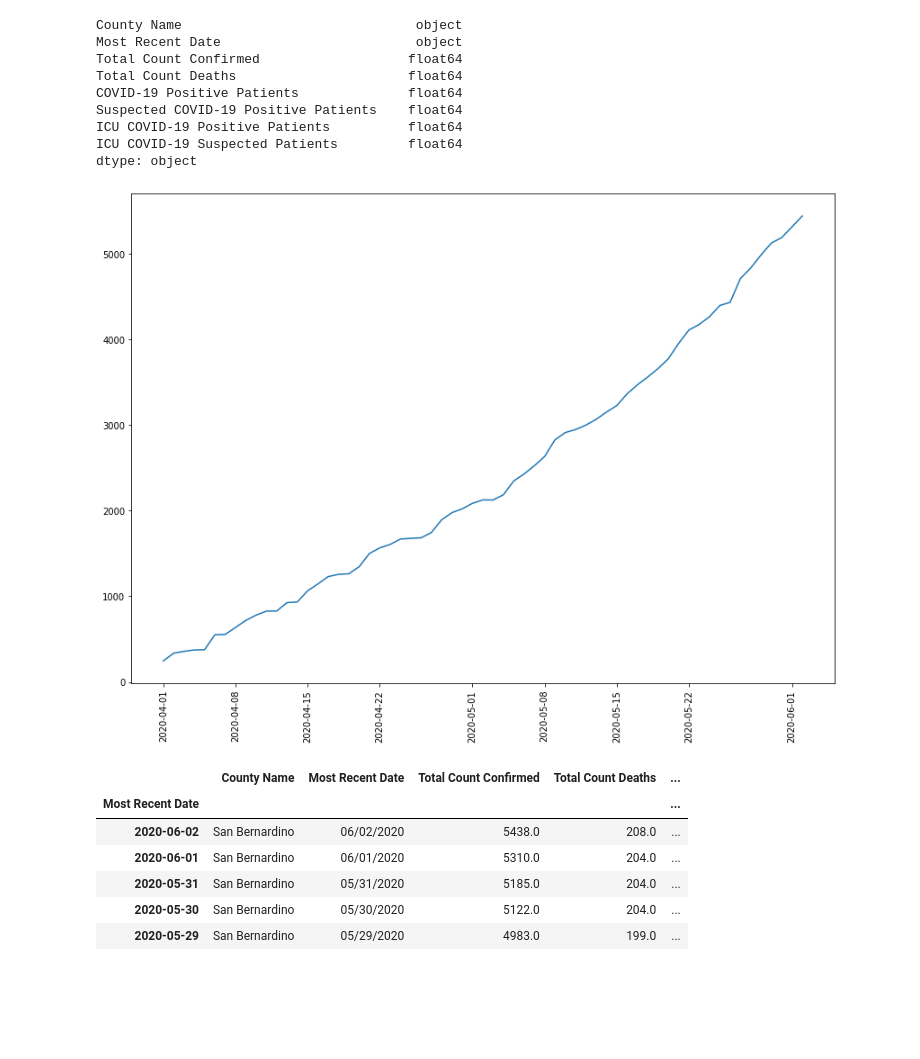
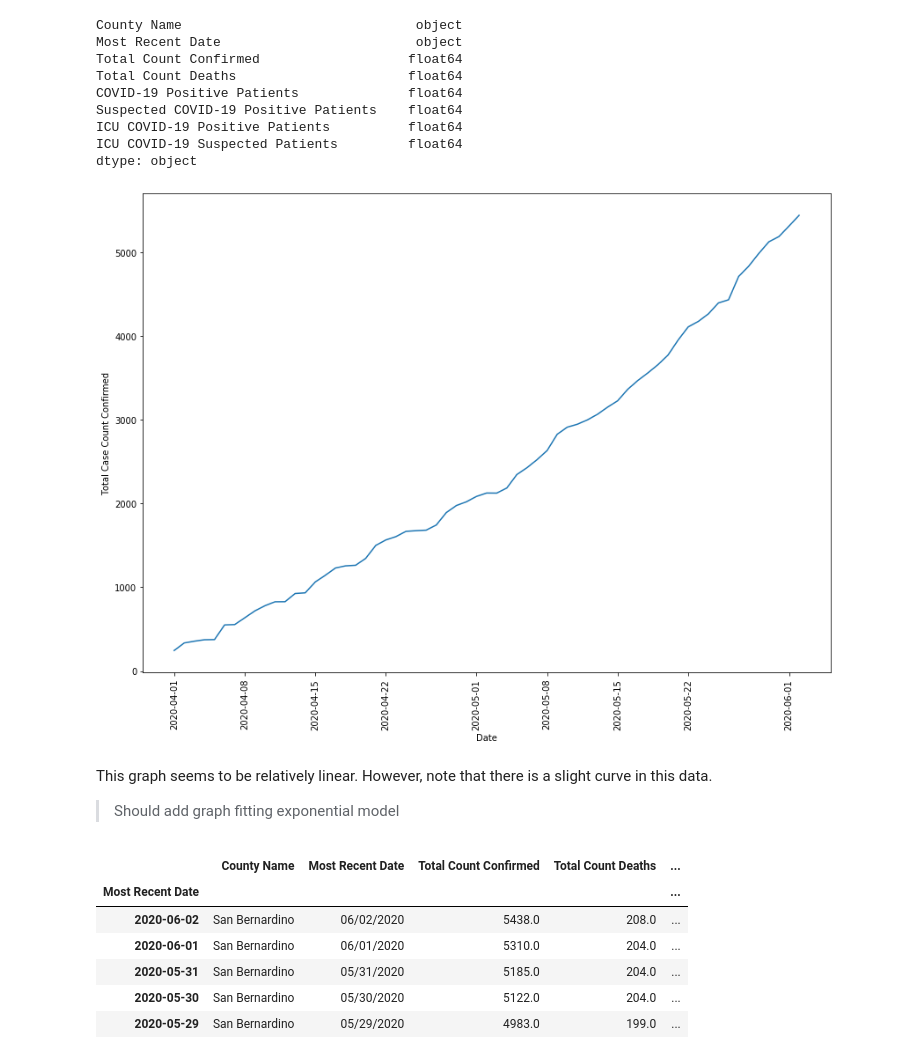
Before and after one commit to SarahEGood/covid19-SB, a Jupyter notebook: San_Bernardino_COVID-19_Data.ipynb, the cells around one changed output. Saved outputs shown, nothing was run; the diff lists cells and outputs as text; code cells hidden in the pictures; blank space fills up the shorter version.

Commit message:
docs: Added axes and minimal notes to 'Total Case Count' graph.

```diff
--- a/San_Bernardino_COVID-19_Data.ipynb
+++ b/San_Bernardino_COVID-19_Data.ipynb
@@ -46,10 +46,18 @@ dtype: object
 # %%
 plt.figure(figsize=(14,10))
 plt.plot(df_sb.index, df_sb['Total Count Confirmed'])
+
+plt.ylabel('Total Case Count Confirmed')
+plt.xlabel('Date')
+
 plt.xticks(rotation='vertical')
 plt.show()
 # %% [output]
-[figure, old version]
+[figure, new version]
+# %% [markdown]
+This graph seems to be relatively linear. However, note that there is a slight curve in this data.
+
+> Should add graph fitting exponential model
 # %%
 # Generate column with new cases.
 
```
